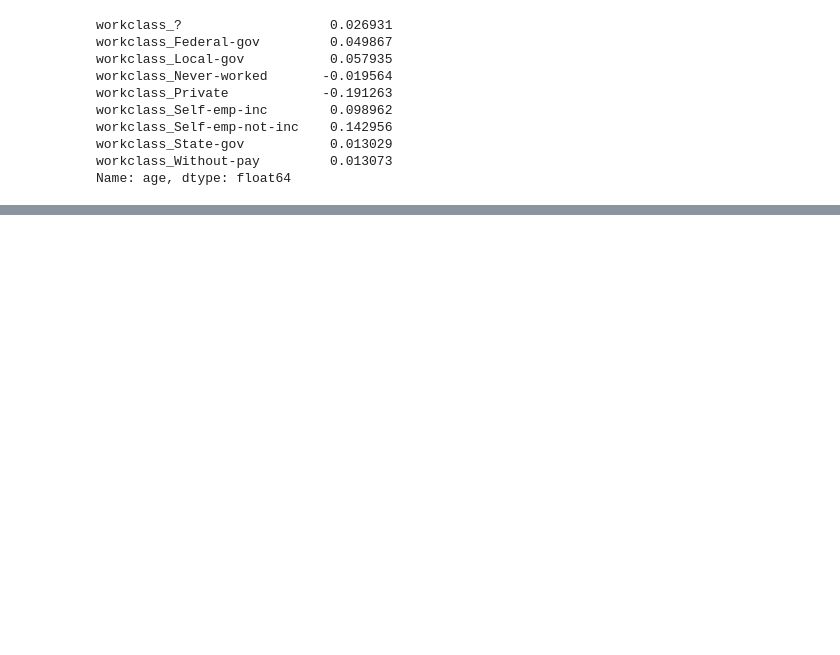
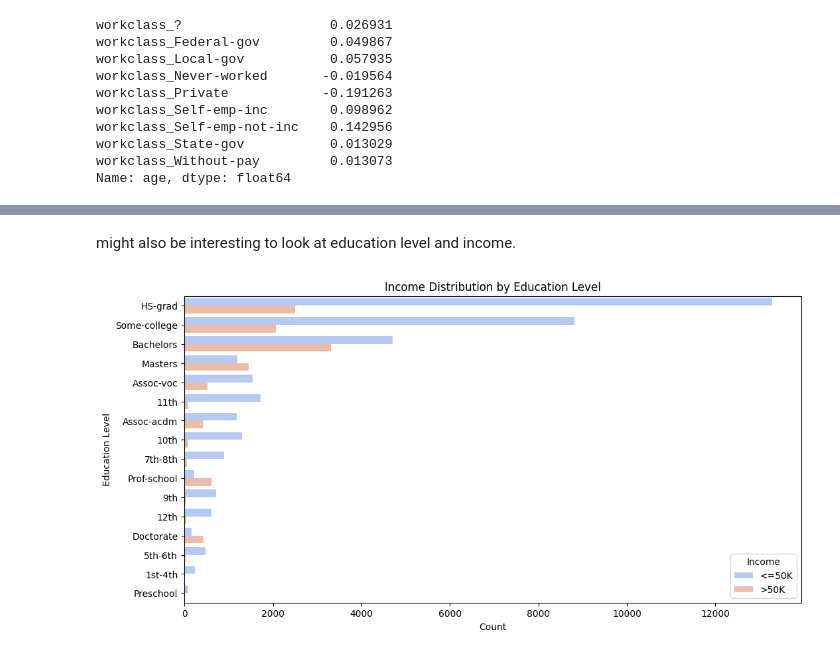
Before and after one commit to jonathanLOlsen/Data-and-things, a Jupyter notebook: 2) Data transformation and exploratory data analysis/e/1handin.ipynb, the cells around one changed output, grey strips where cells are left out. Cells and saved outputs as stored; diff of their text form; code cells hidden in the pictures; blank space fills up the shorter version.

```diff
--- a/2) Data transformation and exploratory data analysis/e/1handin.ipynb
+++ b/2) Data transformation and exploratory data analysis/e/1handin.ipynb
@@ -359,0 +357,12 @@ Male    22732  9918
+# %% [markdown]
+might also be interesting to look at education level and income.
+# %%
+plt.figure(figsize=(12, 6))
+sns.countplot(data=adult_data, y="education", hue="income", order=adult_data["education"].value_counts().index, palette="coolwarm")
+plt.title("Income Distribution by Education Level")
+plt.xlabel("Count")
+plt.ylabel("Education Level")
+plt.legend(title="Income")
+plt.show()
+# %% [output]
+[figure, added]
```
Also changed, not shown: parts of 17 cells of this notebook.
